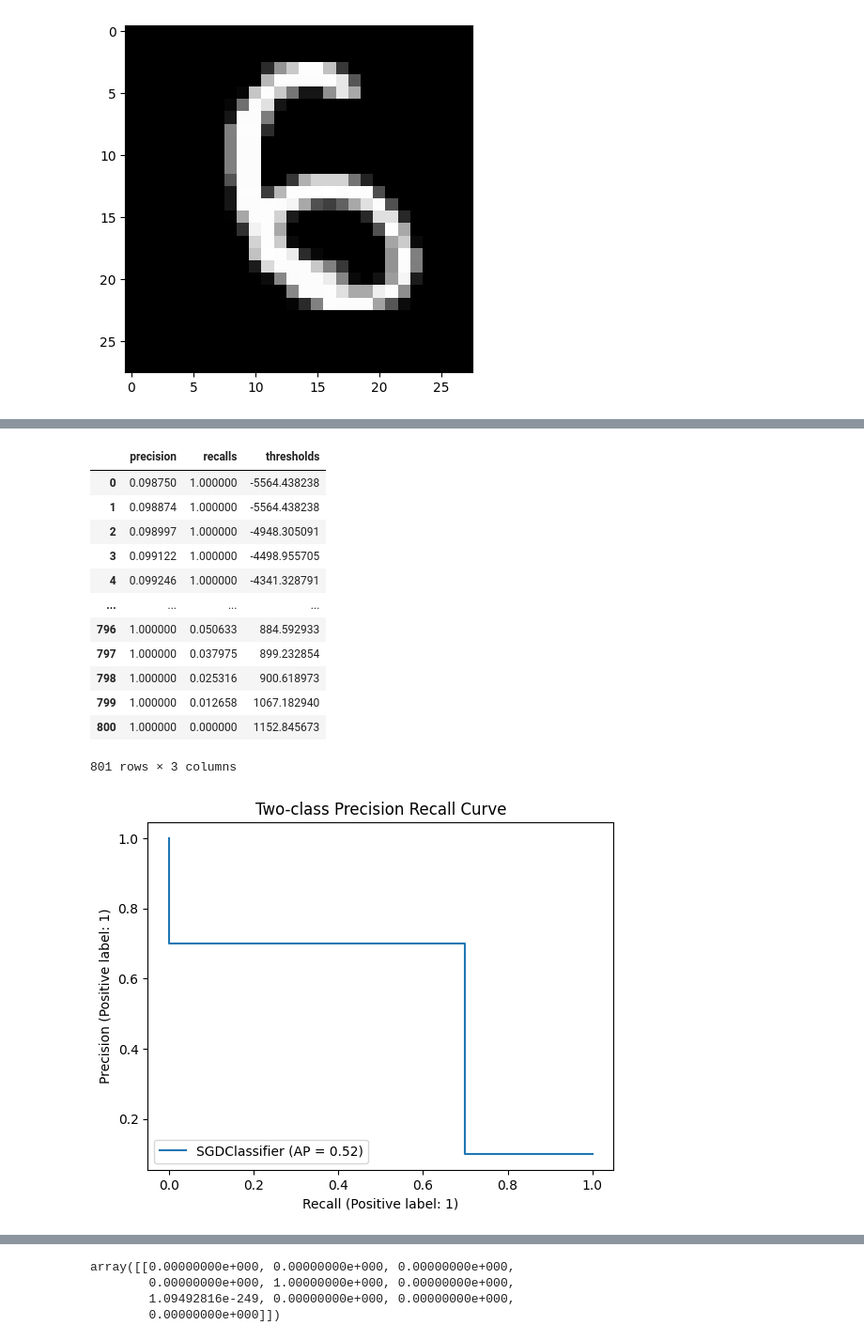
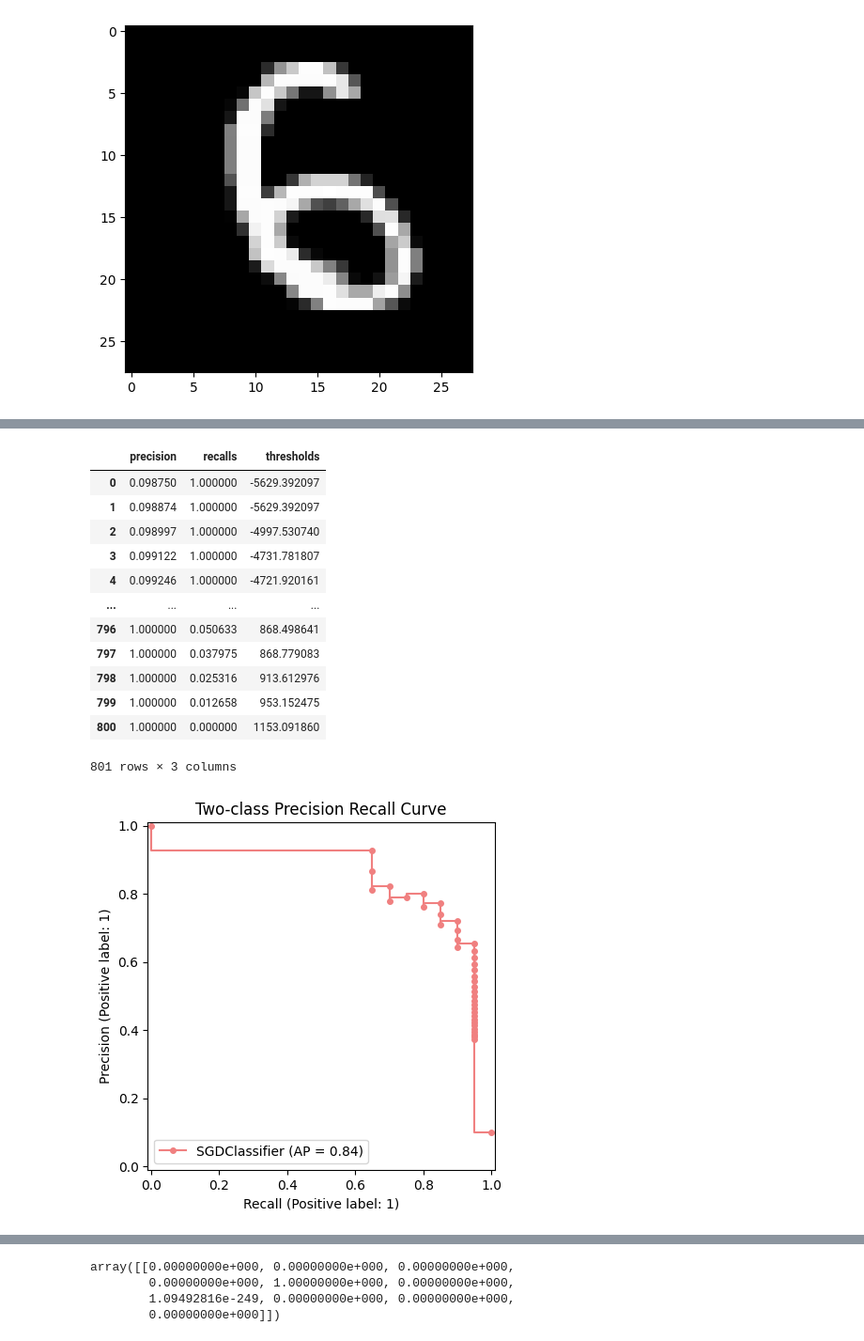
Before and after one commit to ariahosseini/TradML, a Jupyter notebook: ML_MNIST.ipynb, the cells around one changed output, grey strips where cells are left out. Shown at 94% size. Drawn from its saved outputs; the diff is of its cells as text; code cells hidden in the pictures.

```diff
--- a/ML_MNIST.ipynb
+++ b/ML_MNIST.ipynb
@@ -157,7 +162,0 @@ y_test = _y_test["target"].apply(lambda x: 1 if x==5 else 0)
-# %%
-scaler = StandardScaler()
-X_train_scaled = scaler.fit_transform(X_train)
-X_test_scaled = scaler.transform(X_test)
-sgd_clf = SGDClassifier(random_state=42, loss="log_loss")
-sgd_clf.fit(X_train_scaled, y_train)
-cross_val_score(sgd_clf, X_train_scaled, y_train, cv=3, scoring="accuracy")
@@ -165,0 +163,3 @@ array([0.94756554, 0.93632959, 0.94736842])
+# %%
+y_train = np.where(y_train["target"] == 5, 1, 0)
+y_test = np.where(y_test["target"] == 5, 1, 0)
@@ -165,0 +168,4 @@ array([0.94756554, 0.93632959, 0.94736842])
+# %%
+scaler = StandardScaler()
+X_train = scaler.fit_transform(X_train)
+X_test = scaler.transform(X_test)
@@ -165,0 +174,3 @@ array([0.94756554, 0.93632959, 0.94736842])
+# %%
+sgd_clf = SGDClassifier(random_state=42, loss="log_loss")
+sgd_clf.fit(X_train, y_train)
@@ -197,28 +236,34 @@ f1: 0.6715328467153284
 # %%
-y_scores = cross_val_predict(sgd_clf, X_train_scaled, y_train, cv=3, method="decision_function")
+y_scores = cross_val_predict(sgd_clf, X_train, y_train, cv=10, method="decision_function")
 precisions, recalls, thresholds = precision_recall_curve(y_train, y_scores)
 thresholds = np.insert(thresholds, 0, thresholds[0])
 df = pd.DataFrame({"precision": precisions, "recalls": recalls, "thresholds": thresholds})
 df
 # %% [output]
 |  | precision | recalls | thresholds |
-| 0 | 0.098750 | 1.000000 | -5564.438238 |
-| 1 | 0.098874 | 1.000000 | -5564.438238 |
-| 2 | 0.098997 | 1.000000 | -4948.305091 |
-| 3 | 0.099122 | 1.000000 | -4498.955705 |
-| 4 | 0.099246 | 1.000000 | -4341.328791 |
+| 0 | 0.098750 | 1.000000 | -5629.392097 |
+| 1 | 0.098874 | 1.000000 | -5629.392097 |
+| 2 | 0.098997 | 1.000000 | -4997.530740 |
+| 3 | 0.099122 | 1.000000 | -4731.781807 |
+| 4 | 0.099246 | 1.000000 | -4721.920161 |
 | ... | ... | ... | ... |
-| 796 | 1.000000 | 0.050633 | 884.592933 |
-| 797 | 1.000000 | 0.037975 | 899.232854 |
-| 798 | 1.000000 | 0.025316 | 900.618973 |
-| 799 | 1.000000 | 0.012658 | 1067.182940 |
-| 800 | 1.000000 | 0.000000 | 1152.845673 |
+| 796 | 1.000000 | 0.050633 | 868.498641 |
+| 797 | 1.000000 | 0.037975 | 868.779083 |
+| 798 | 1.000000 | 0.025316 | 913.612976 |
+| 799 | 1.000000 | 0.012658 | 953.152475 |
+| 800 | 1.000000 | 0.000000 | 1153.091860 |
 801 rows × 3 columns
 # %%
-pos_rate_dispaly = PrecisionRecallDisplay.from_estimator(sgd_clf, X_test, y_test, name="SGDClassifier")
+pos_rate_dispaly = PrecisionRecallDisplay.from_estimator(sgd_clf,
+                                                         X_test,
+                                                         y_test,
+                                                         name="SGDClassifier",
+                                                         marker="o",
+                                                         markersize=4,
+                                                         color="lightcoral")
 _ = pos_rate_dispaly.ax_.set_title("Two-class Precision Recall Curve")
 # %% [output]
-[figure, old version]
+[figure, new version]
 # %%
 fpr, tpr, thresholds = roc_curve(y_train, y_scores)
 def plot_roc_curve(fpr, tpr, label=None):
```
Also changed, not shown: parts of 51 cells of this notebook.
